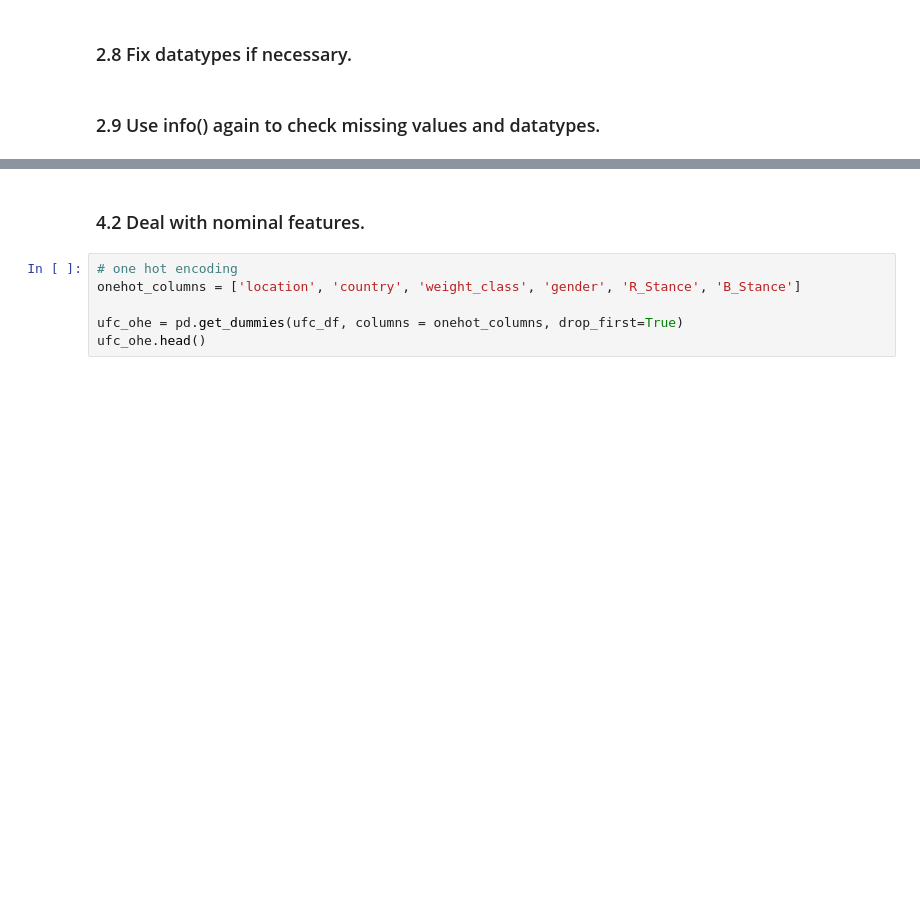
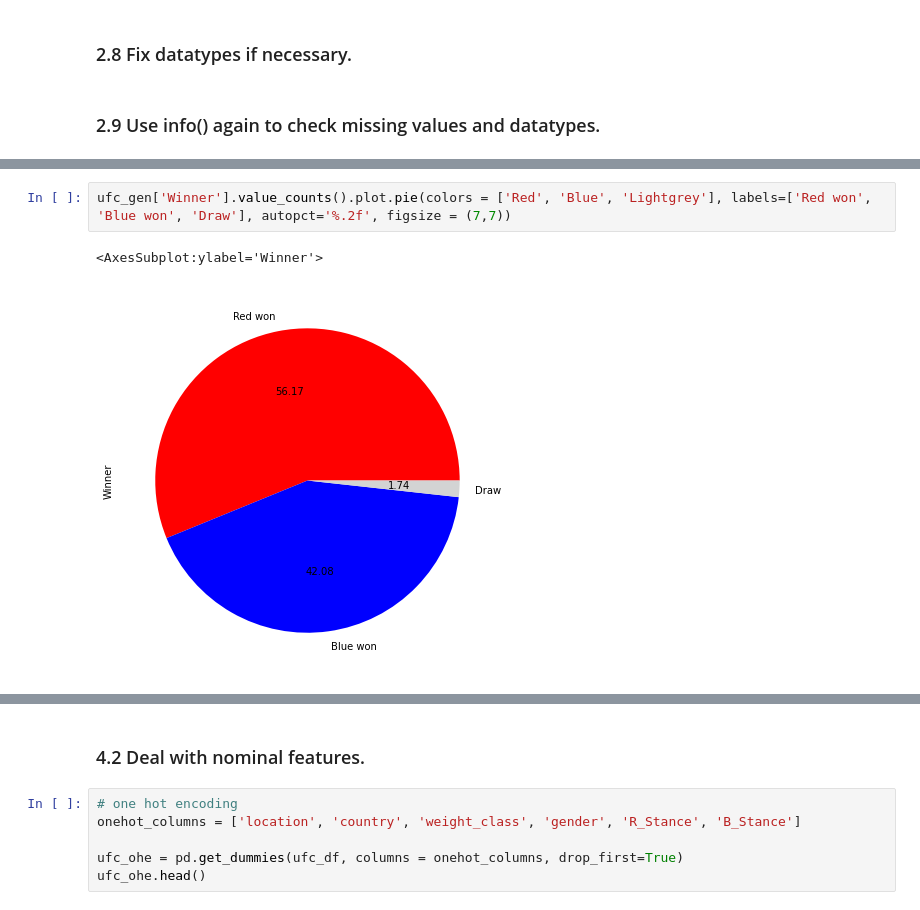
Before and after one commit to Gustavclausen1804/UFC-dataset, a Jupyter notebook: BDA_project.ipynb, the cells around one changed output, grey strips where cells are left out. Drawn from its saved outputs; the diff is of its cells as text; blank space fills up the shorter version.

```diff
--- a/BDA_project.ipynb
+++ b/BDA_project.ipynb
@@ -119,0 +238,5 @@ datatypes
+# %%
+ufc_gen['Winner'].value_counts().plot.pie(colors = ['Red', 'Blue', 'Lightgrey'], labels=['Red won', 'Blue won', 'Draw'], autopct='%.2f', figsize = (7,7))
+# %% [output]
+<AxesSubplot:ylabel='Winner'>
+[figure, added]
```
Also changed, not shown: parts of 43 cells of this notebook.
